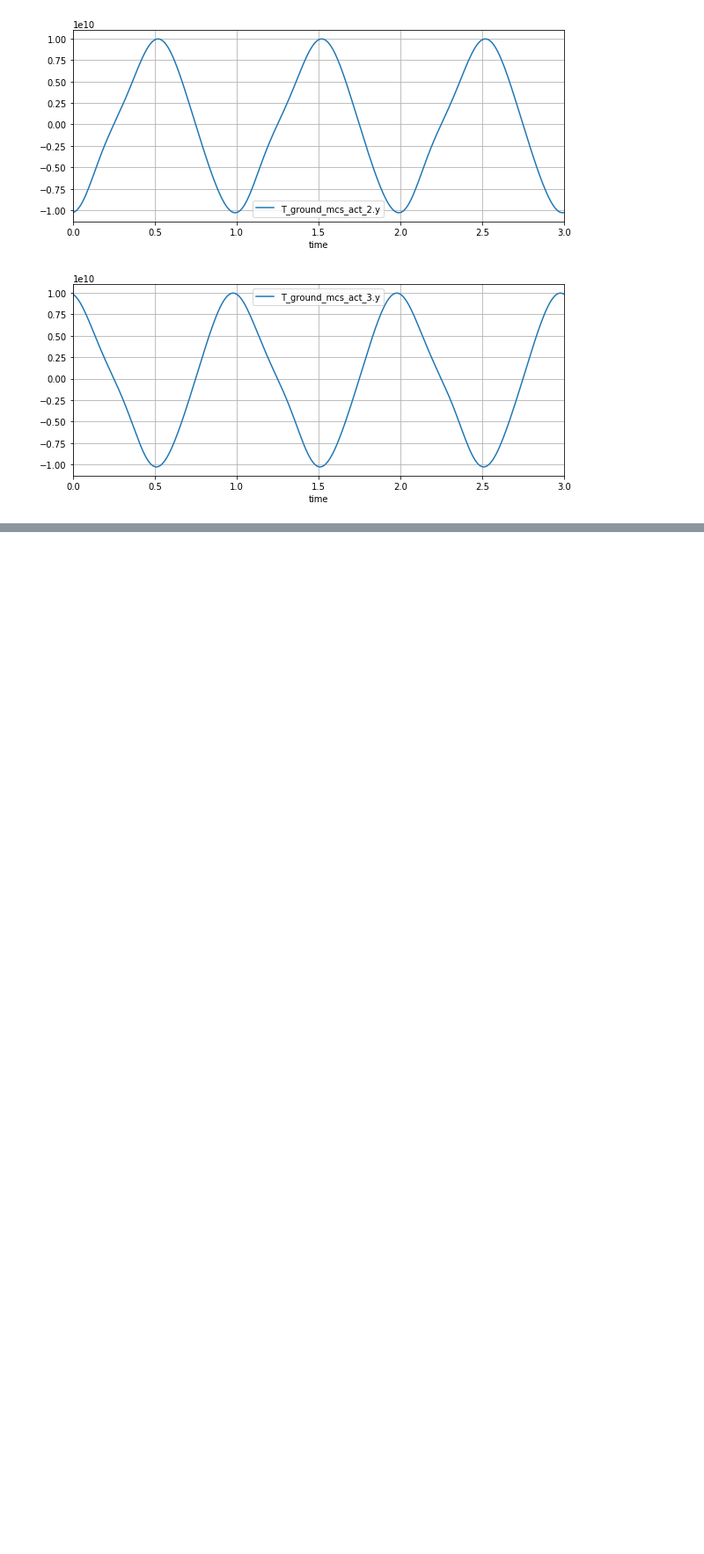
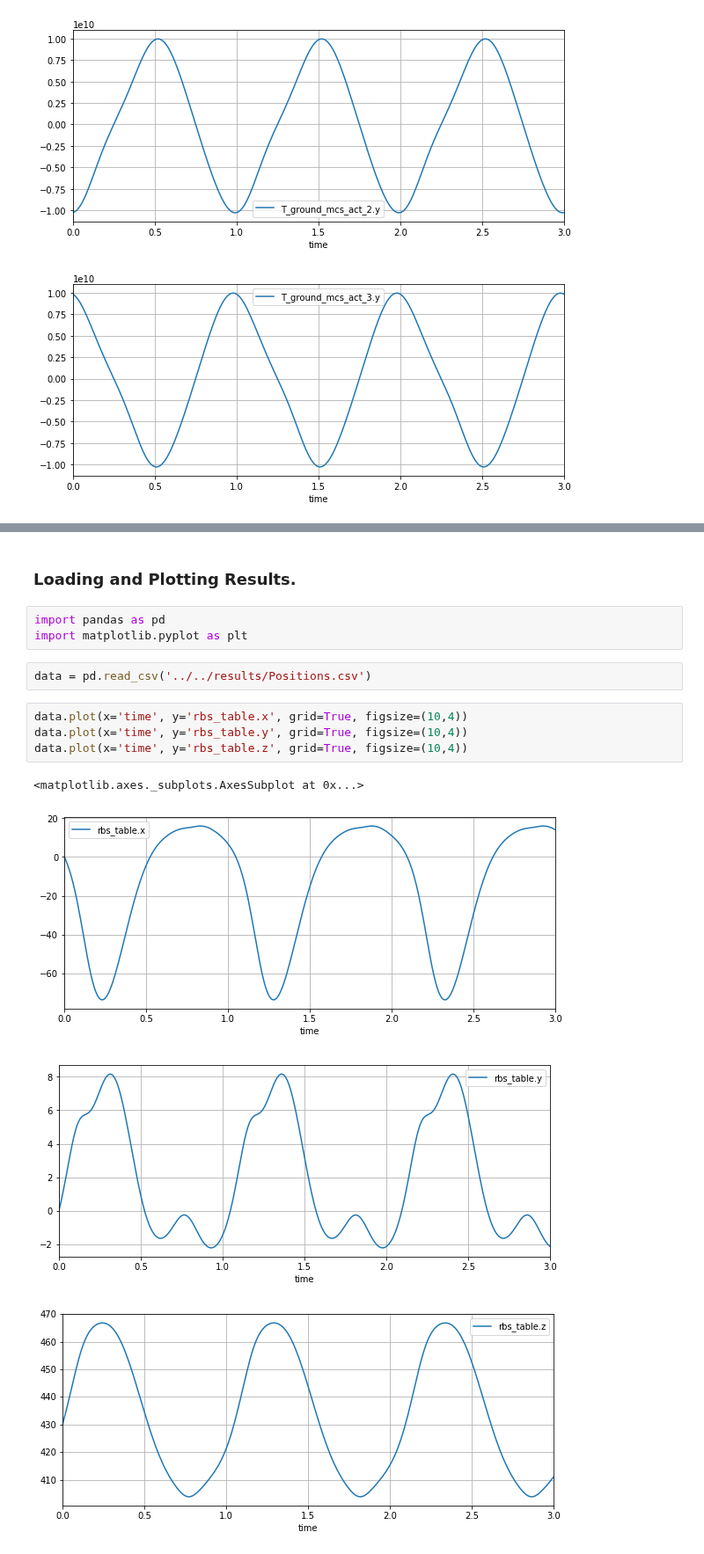
Before and after one commit to khaledghobashy/uraeus_smbd, a Jupyter notebook: examples/notebooks/stewart_gough/stewart_gough.ipynb, the cells around one changed output, grey strips where cells are left out. Shown at 88% size. Saved outputs shown, nothing was run; the diff lists cells and outputs as text; blank space fills up the shorter version.

```diff
--- a/examples/notebooks/stewart_gough/stewart_gough.ipynb
+++ b/examples/notebooks/stewart_gough/stewart_gough.ipynb
@@ -490,0 +703,16 @@ sim1.soln.reactions_dataframe.plot(x='time', y='T_ground_mcs_act_3.y', grid=True
+# %% [markdown]
+### Loading and Plotting Results.
+# %%
+import pandas as pd
+import matplotlib.pyplot as plt
+# %%
+data = pd.read_csv('../../results/Positions.csv')
+# %%
+data.plot(x='time', y='rbs_table.x', grid=True, figsize=(10,4))
+data.plot(x='time', y='rbs_table.y', grid=True, figsize=(10,4))
+data.plot(x='time', y='rbs_table.z', grid=True, figsize=(10,4))
+# %% [output]
+<matplotlib.axes._subplots.AxesSubplot at 0x...>
+[figure, added]
+[figure, added]
+[figure, added]
```
Also changed, not shown: parts of 56 cells of this notebook.
